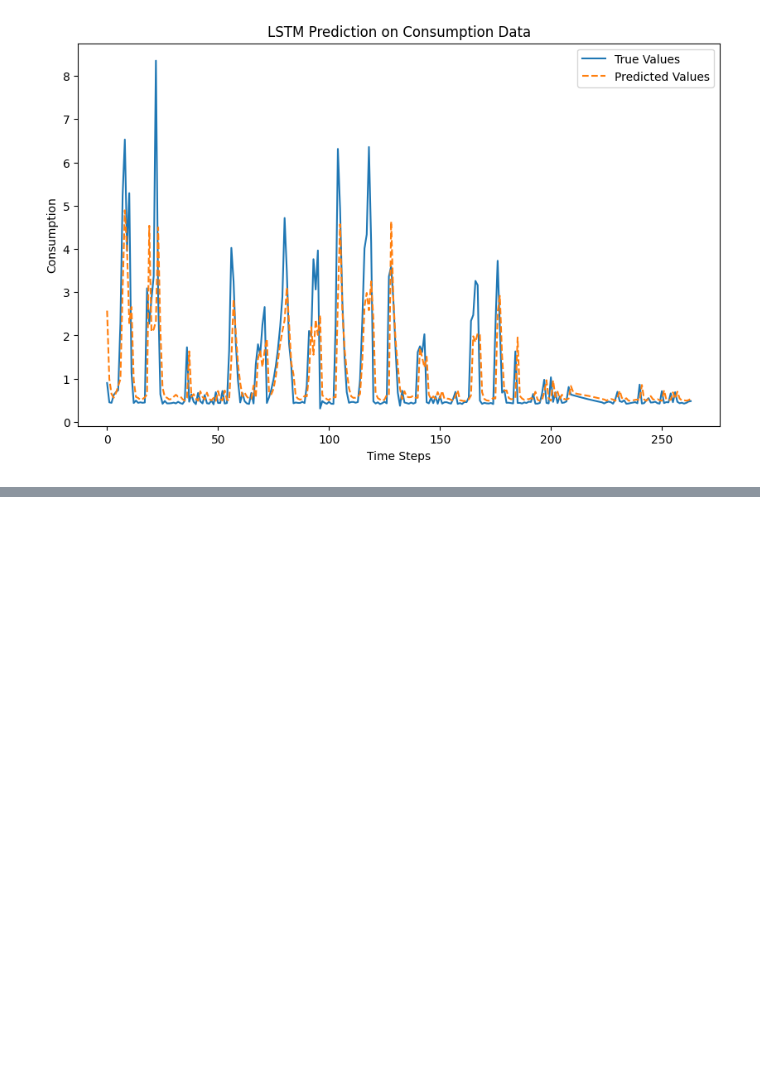
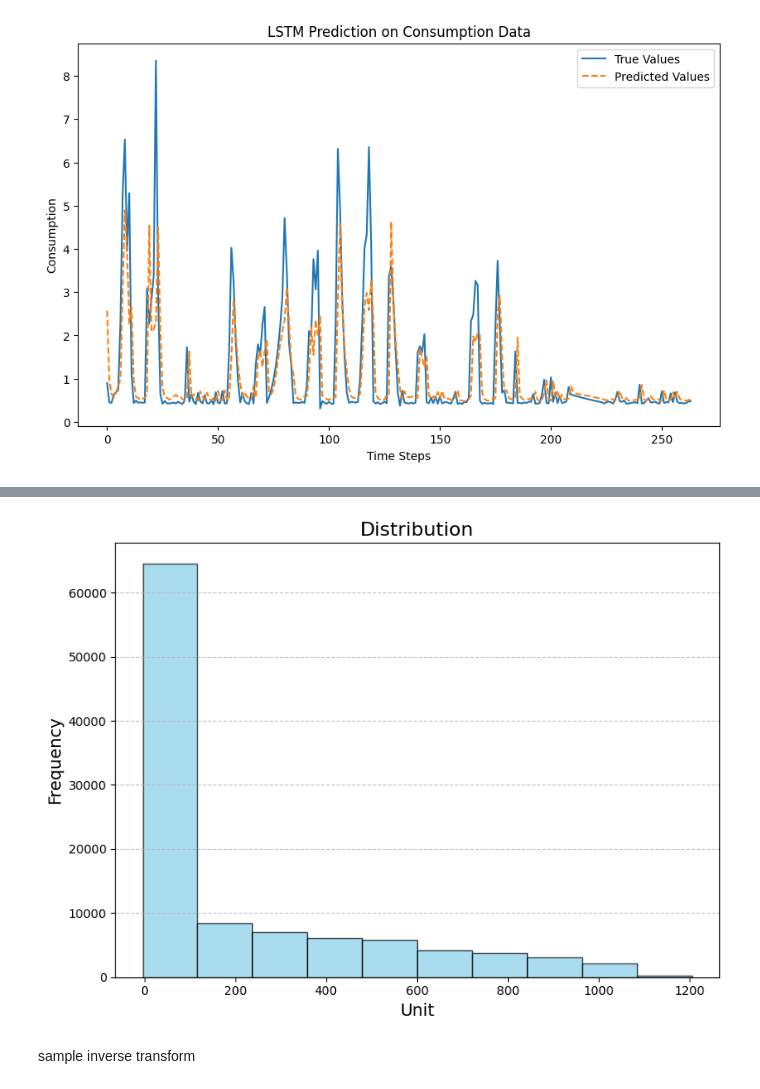
Before and after one commit to neeeal/data-dojo, a Jupyter notebook: time-series/House Hold Energy Data.ipynb, the cells around one changed output, grey strips where cells are left out. Cells and saved outputs as stored; diff of their text form; code cells hidden in the pictures; blank space fills up the shorter version.

```diff
--- a/time-series/House Hold Energy Data.ipynb
+++ b/time-series/House Hold Energy Data.ipynb
@@ -307,0 +545,8 @@ Epoch 64/64
+# %%
+## inverse transform
+inverse_transformData = transformer.inverse_transform(normalizeDf)
+inverse_normalizeDf = pd.DataFrame(inverse_transformData, index = interpolatedData.index, columns = ["global irradiance"])
+print("Inverse Transformed Data:")
+print(inverse_normalizeDf.head())
+plot_hist(inverse_normalizeDf, 10)
+# %% [output]
@@ -307,0 +561,3 @@ Epoch 64/64
+[figure, added]
+# %% [markdown]
+sample inverse transform
```
Also changed, not shown: parts of 45 cells of this notebook.
